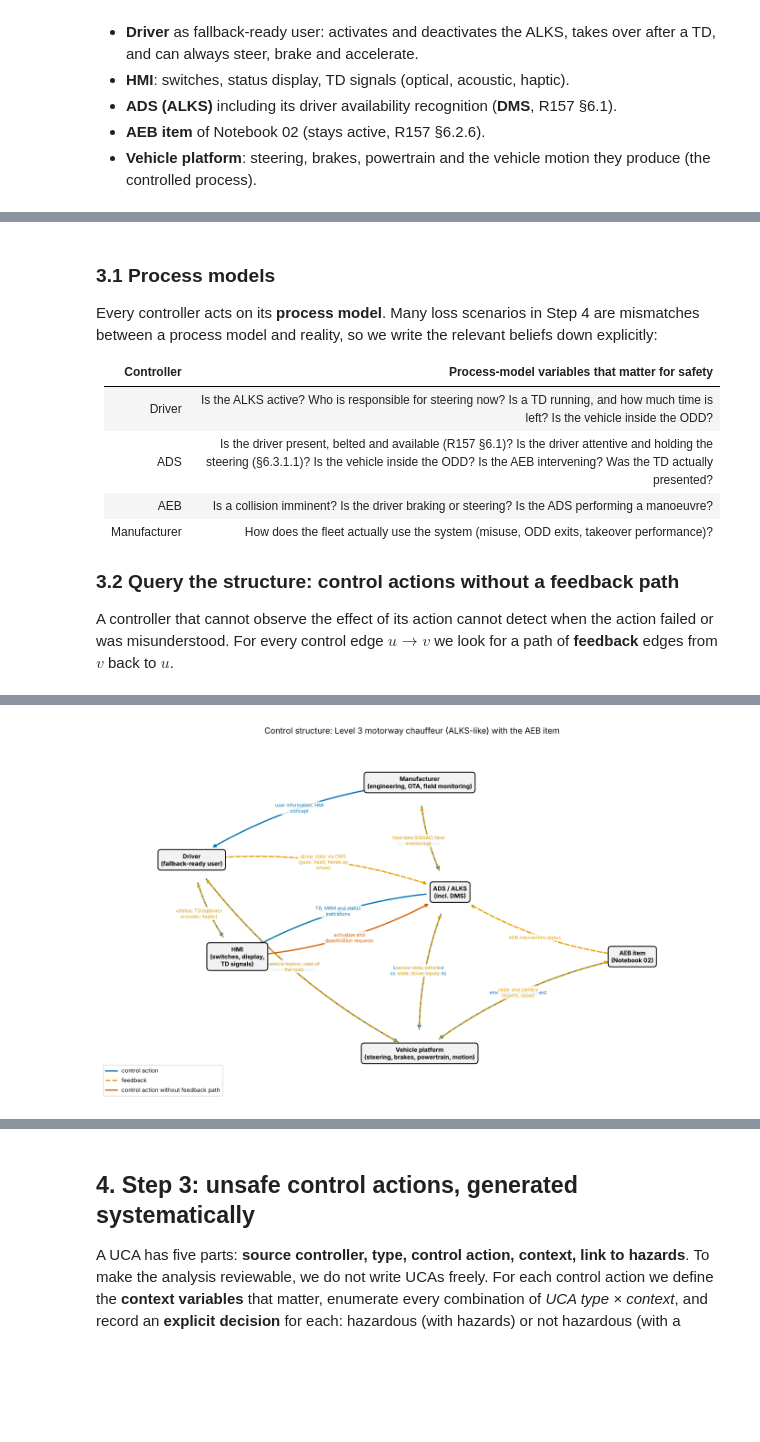
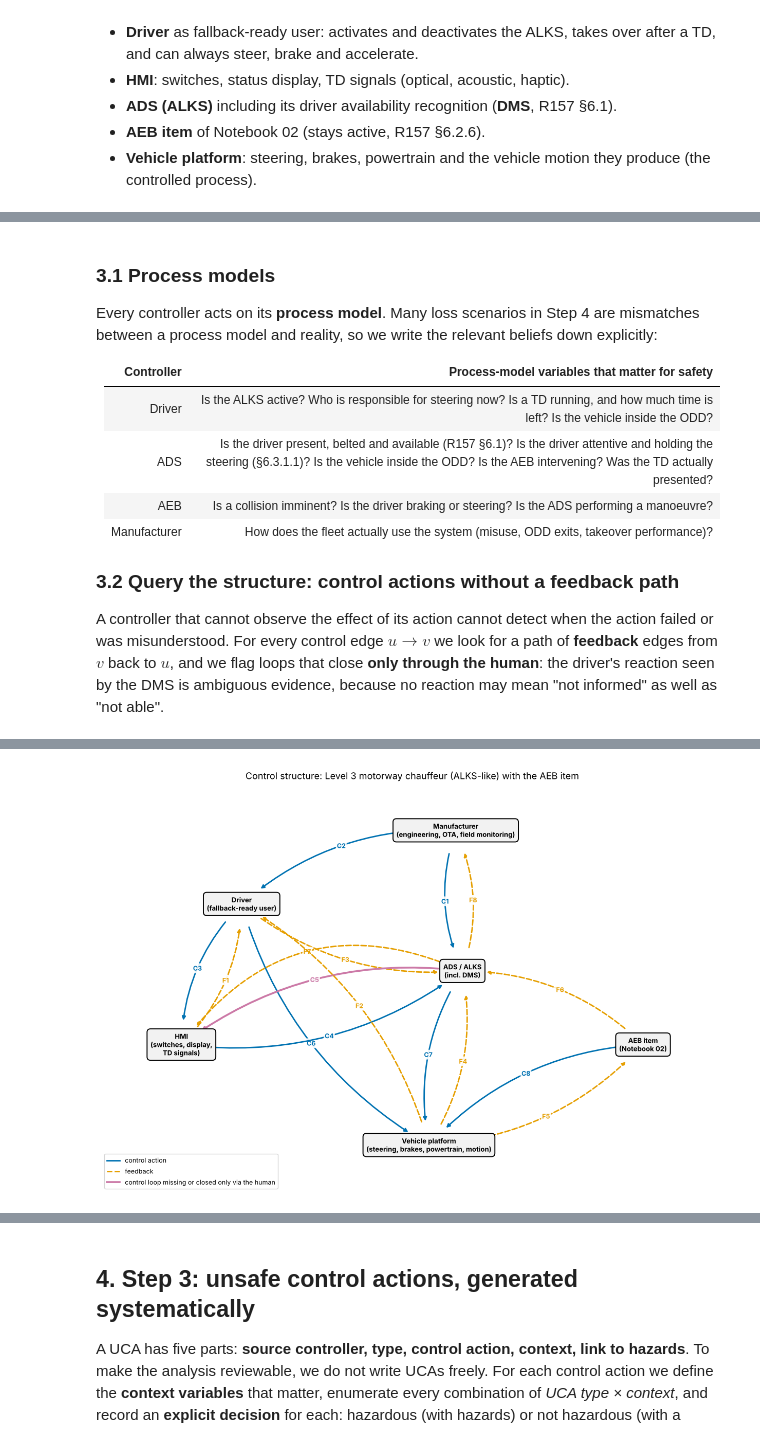
Before and after one commit to milinpatel07/Autonomous-Driving_AI-Safety-and-Security, a Jupyter notebook: 03_Functional_Safety_ISO26262/05_stpa.ipynb, the cells around one changed output, grey strips where cells are left out. Drawn from its saved outputs; the diff is of its cells as text; code cells hidden in the pictures; blank space fills up the shorter version.

```diff
--- a/03_Functional_Safety_ISO26262/05_stpa.ipynb
+++ b/03_Functional_Safety_ISO26262/05_stpa.ipynb
@@ -224,22 +247,28 @@ Every controller acts on its **process model**. Many loss scenarios in Step 4 ar
 
 ### 3.2 Query the structure: control actions without a feedback path
 
-A controller that cannot observe the effect of its action cannot detect when the action failed or was misunderstood. For every control edge $u \to v$ we look for a path of **feedback** edges from $v$ back to $u$.
+A controller that cannot observe the effect of its action cannot detect when the action failed or was misunderstood. For every control edge $u \to v$ we look for a path of **feedback** edges from $v$ back to $u$, and we flag loops that close **only through the human**: the driver's reaction seen by the DMS is ambiguous evidence, because no reaction may mean "not informed" as well as "not able".
 # %%
 FB = nx.DiGraph([(u, v) for u, v, d in G.edges(data=True) if d["kind"] == "feedback"])
-rows, missing = [], []
+HUMANS = {"Driver"}
+rows, flagged = [], []
 for u, v, d in G.edges(data=True):
     if d["kind"] != "control":
         continue
     path = nx.shortest_path(FB, v, u) if (v in FB and u in FB and nx.has_path(FB, v, u)) else None
+    # a loop that closes only through a human is ambiguous: no reaction may mean 'not informed' or 'not able'
+    via_human_only = path is not None and bool(HUMANS & set(path[1:-1])) and \
+        not nx.has_path(FB.subgraph([n for n in FB if n not in HUMANS or n in (u, v)]), v, u)
+    verdict = "NONE" if path is None else ("only via the human" if via_human_only else "direct")
     rows.append({"Controller": u, "Controlled": v, "Control action": d["label"],
-                 "Feedback path": " -> ".join(path) if path else "NONE"})
-    if path is None:
-        missing.append((u, v))
+                 "Feedback path": " -> ".join(path) if path else "-", "Verdict": verdict})
+    if verdict != "direct":
+        flagged.append((u, v))
 fb_check = pd.DataFrame(rows)
 display(fb_check)
-print(f"Control actions without any feedback path: {len(missing)}")
-for u, v in missing:
-    print(f"  {u} -> {v}: {G.get_edge_data(u, v)[0]['label']}")
-draw_control_structure(G, highlight=missing)
+print(f"Control actions whose loop is missing or closes only through the human: {len(flagged)}")
+for u, v in flagged:
+    r = fb_check[(fb_check.Controller == u) & (fb_check.Controlled == v)].iloc[0]
+    print(f"  {u} -> {v}: {r['Control action']} [{r.Verdict}; path {r['Feedback path']}]")
+draw_control_structure(G, highlight=flagged)
 # %% [output]
@@ -257,2 +286,2 @@ Control actions without any feedback path: 1
-[figure, old version]
+[figure, new version]
 # %% [markdown]
```
Also changed, not shown: parts of 8 cells of this notebook, 2 other files.
